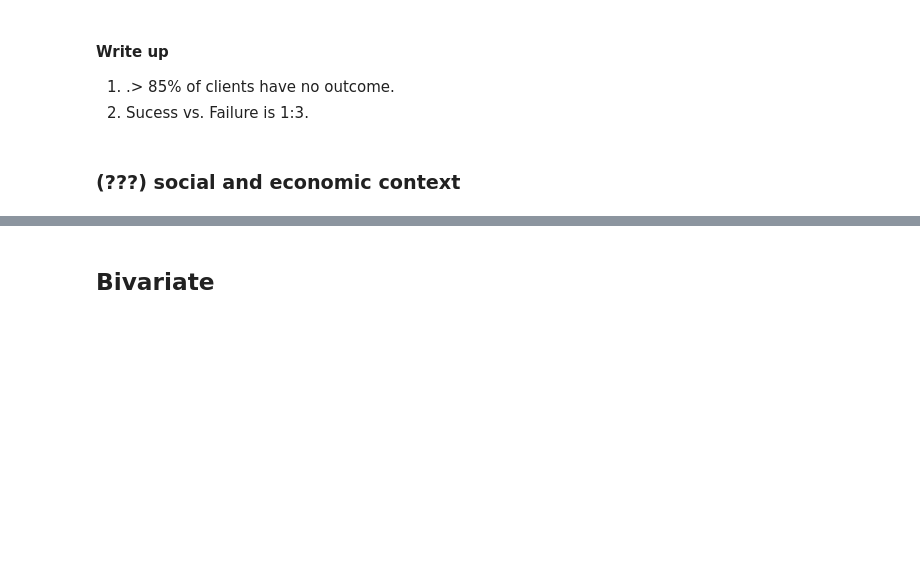
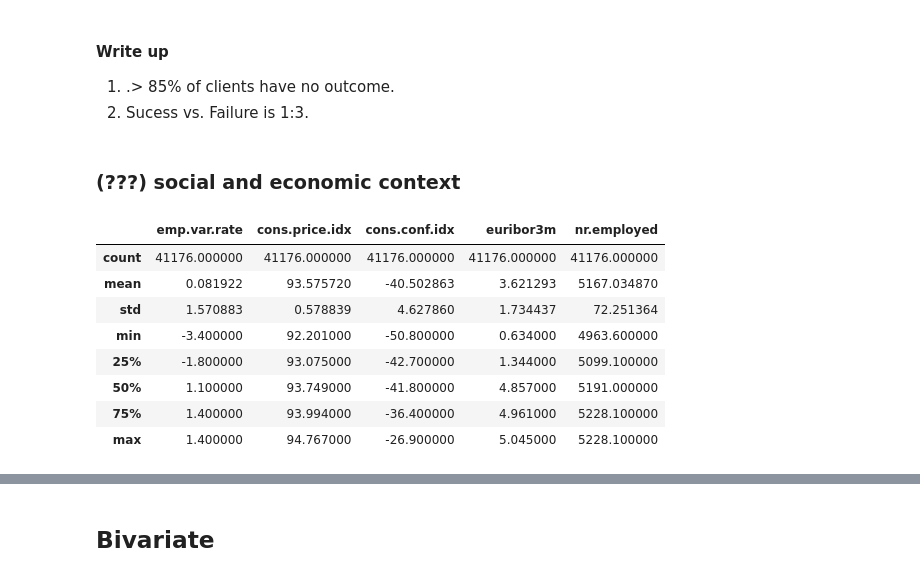
Before and after one commit to YueAlexFu/bank-classification, a Jupyter notebook: dc_termDeposit.ipynb, the cells around one changed output, grey strips where cells are left out. Drawn from its saved outputs; the diff is of its cells as text; code cells hidden in the pictures; blank space fills up the shorter version.

```diff
--- a/dc_termDeposit.ipynb
+++ b/dc_termDeposit.ipynb
@@ -905,6 +925,18 @@ cat_plot('poutcome', 'Outcome of The Contact', 'Contacted Clients by The Outcome
 2. Sucess vs. Failure is 1:3.
 # %% [markdown]
 ### (???) social and economic context
+# %%
+df2[enCol].describe()
+# %% [output]
+|  | emp.var.rate | cons.price.idx | cons.conf.idx | euribor3m | nr.employed |
+| count | 41176.000000 | 41176.000000 | 41176.000000 | 41176.000000 | 41176.000000 |
+| mean | 0.081922 | 93.575720 | -40.502863 | 3.621293 | 5167.034870 |
+| std | 1.570883 | 0.578839 | 4.627860 | 1.734437 | 72.251364 |
+| min | -3.400000 | 92.201000 | -50.800000 | 0.634000 | 4963.600000 |
+| 25% | -1.800000 | 93.075000 | -42.700000 | 1.344000 | 5099.100000 |
+| 50% | 1.100000 | 93.749000 | -41.800000 | 4.857000 | 5191.000000 |
+| 75% | 1.400000 | 93.994000 | -36.400000 | 4.961000 | 5228.100000 |
+| max | 1.400000 | 94.767000 | -26.900000 | 5.045000 | 5228.100000 |
 # %%
 cat_plot('emp.var.rate', 'Employment Variation Rate', 'Contacted Clients by Employment Variation Rate',0)
 # %% [output]
```
Also changed, not shown: parts of 34 cells of this notebook.
